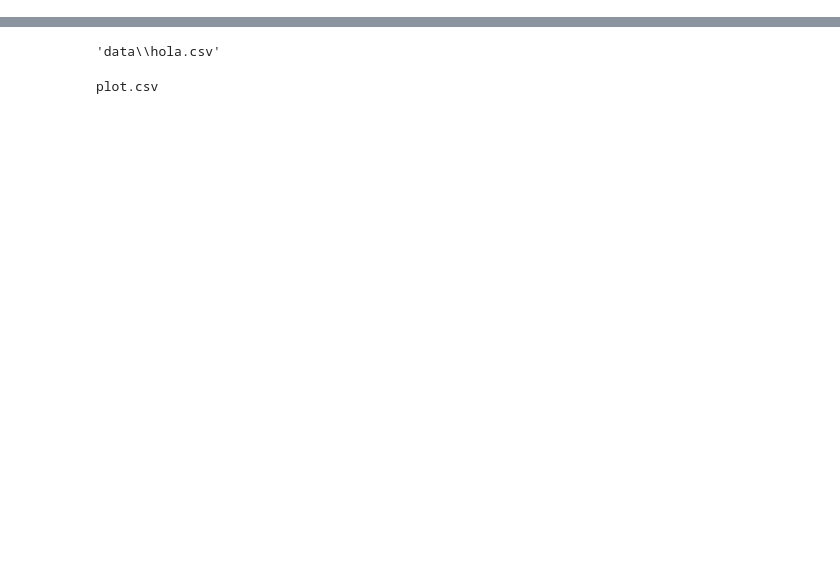
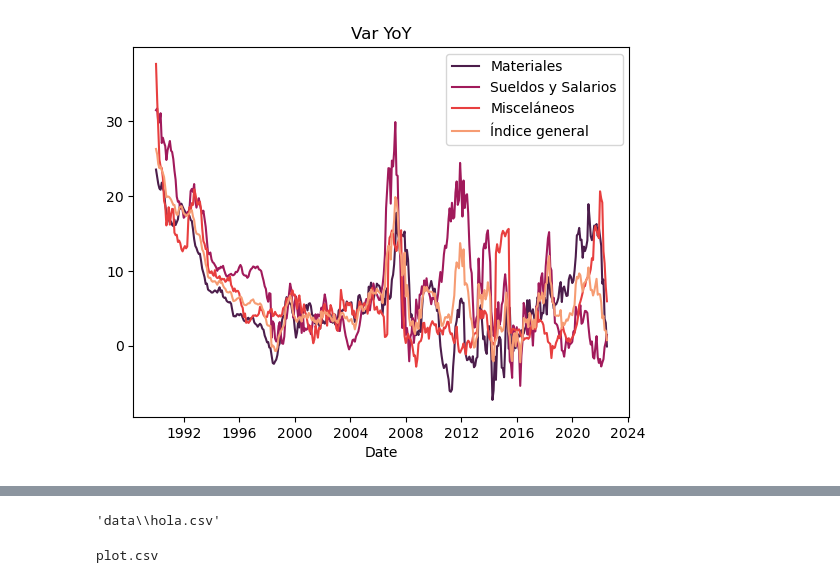
Before and after one commit to atagle123/LV_project, a Jupyter notebook: test.ipynb, the cells around one changed output, grey strips where cells are left out. Saved outputs shown, nothing was run; the diff lists cells and outputs as text; code cells hidden in the pictures; blank space fills up the shorter version.

```diff
--- a/test.ipynb
+++ b/test.ipynb
@@ -15,0 +72,10 @@ from get_data import Data
+# %%
+df_new=df.loc[:,["Materiales","Sueldos y Salarios","Misceláneos","Índice general"]]
+df_new.index.name="Date"
+var=(df_new.shift(-12)-df_new)/df_new*100
+sns.color_palette("flare")
+
+sns.lineplot(data=var,dashes=False,palette="rocket").set_title("Var YoY")
+plt.show()
+# %% [output]
+[figure, added]
```
Also changed, not shown: parts of 34 cells of this notebook, 33 other files.
